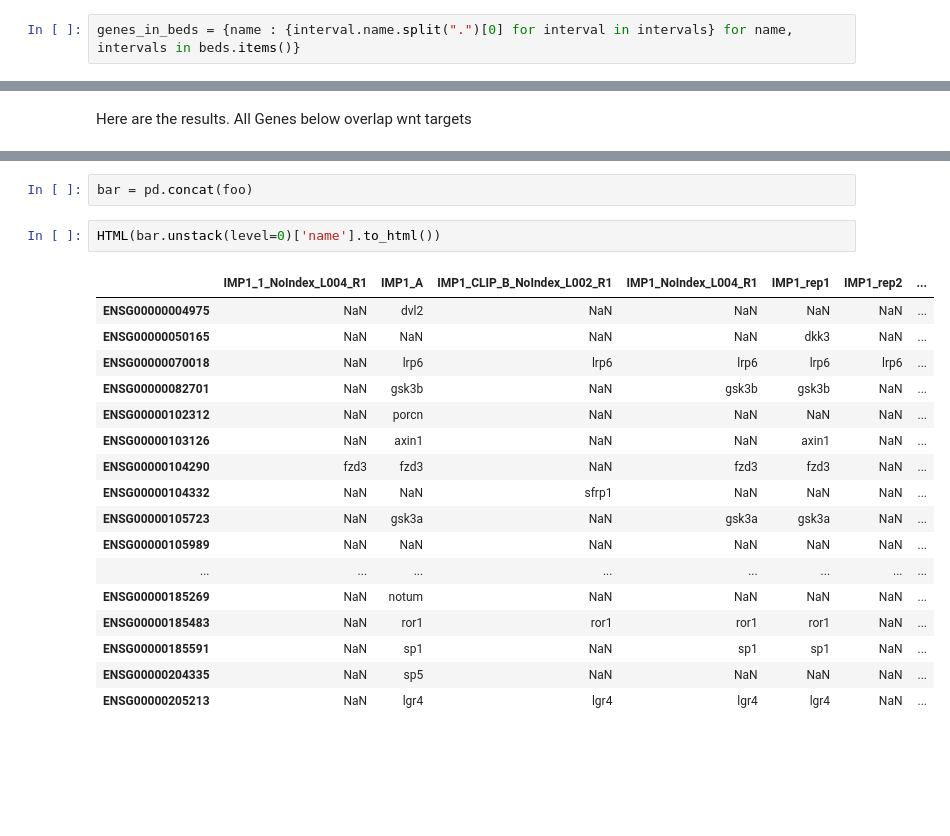
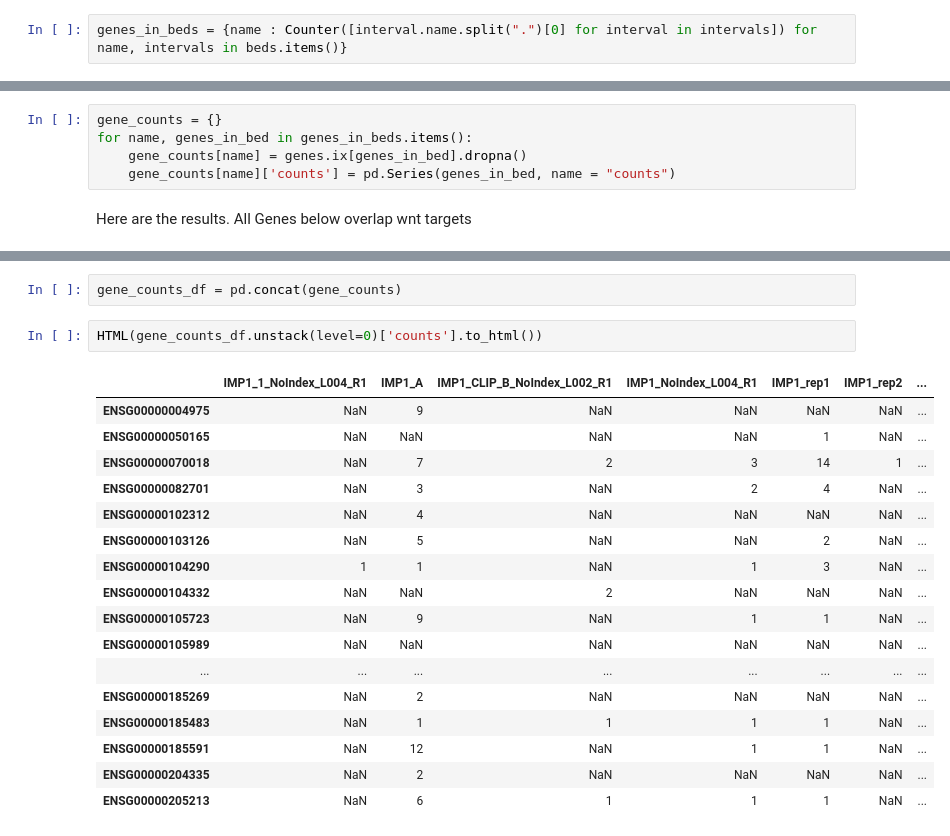
Before and after one commit to gpratt/iPython_Notebook, a Jupyter notebook: tomas_analysis.ipynb, the cells around one changed output, grey strips where cells are left out. Drawn from its saved outputs; the diff is of its cells as text; blank space fills up the shorter version.

Commit message:
updated to include counts for each sample

```diff
--- a/tomas_analysis.ipynb
+++ b/tomas_analysis.ipynb
@@ -17,2 +19,2 @@ beds = {peak_file.split(".")[0] : pybedtools.BedTool(peak_file) for peak_file in
 # %%
-genes_in_beds = {name : {interval.name.split(".")[0] for interval in intervals} for name, intervals in beds.items()}
+genes_in_beds = {name : Counter([interval.name.split(".")[0] for interval in intervals]) for name, intervals in beds.items()}
@@ -21,2 +21,7 @@ foo = {name : genes.ix[genes_in_bed].dropna() for name, genes_in_bed in genes_in
+# %%
+gene_counts = {}
+for name, genes_in_bed in genes_in_beds.items():
+    gene_counts[name] = genes.ix[genes_in_bed].dropna()
+    gene_counts[name]['counts'] = pd.Series(genes_in_bed, name = "counts")
 # %% [markdown]
 Here are the results. All Genes below overlap wnt targets
@@ -23,22 +112,22 @@ Here are the results. All Genes below overlap wnt targets
 # %%
-bar = pd.concat(foo)
+gene_counts_df = pd.concat(gene_counts)
 # %%
-HTML(bar.unstack(level=0)['name'].to_html())
+HTML(gene_counts_df.unstack(level=0)['counts'].to_html())
 # %% [output]
 |  | IMP1_1_NoIndex_L004_R1 | IMP1_A | IMP1_CLIP_B_NoIndex_L002_R1 | IMP1_NoIndex_L004_R1 | IMP1_rep1 | IMP1_rep2 | ... |
-| ENSG00000004975 | NaN | dvl2 | NaN | NaN | NaN | NaN | ... |
-| ENSG00000050165 | NaN | NaN | NaN | NaN | dkk3 | NaN | ... |
-| ENSG00000070018 | NaN | lrp6 | lrp6 | lrp6 | lrp6 | lrp6 | ... |
-| ENSG00000082701 | NaN | gsk3b | NaN | gsk3b | gsk3b | NaN | ... |
-| ENSG00000102312 | NaN | porcn | NaN | NaN | NaN | NaN | ... |
-| ENSG00000103126 | NaN | axin1 | NaN | NaN | axin1 | NaN | ... |
-| ENSG00000104290 | fzd3 | fzd3 | NaN | fzd3 | fzd3 | NaN | ... |
-| ENSG00000104332 | NaN | NaN | sfrp1 | NaN | NaN | NaN | ... |
-| ENSG00000105723 | NaN | gsk3a | NaN | gsk3a | gsk3a | NaN | ... |
+| ENSG00000004975 | NaN | 9 | NaN | NaN | NaN | NaN | ... |
+| ENSG00000050165 | NaN | NaN | NaN | NaN | 1 | NaN | ... |
+| ENSG00000070018 | NaN | 7 | 2 | 3 | 14 | 1 | ... |
+| ENSG00000082701 | NaN | 3 | NaN | 2 | 4 | NaN | ... |
+| ENSG00000102312 | NaN | 4 | NaN | NaN | NaN | NaN | ... |
+| ENSG00000103126 | NaN | 5 | NaN | NaN | 2 | NaN | ... |
+| ENSG00000104290 | 1 | 1 | NaN | 1 | 3 | NaN | ... |
+| ENSG00000104332 | NaN | NaN | 2 | NaN | NaN | NaN | ... |
+| ENSG00000105723 | NaN | 9 | NaN | 1 | 1 | NaN | ... |
 | ENSG00000105989 | NaN | NaN | NaN | NaN | NaN | NaN | ... |
 | ... | ... | ... | ... | ... | ... | ... | ... |
-| ENSG00000185269 | NaN | notum | NaN | NaN | NaN | NaN | ... |
-| ENSG00000185483 | NaN | ror1 | ror1 | ror1 | ror1 | NaN | ... |
-| ENSG00000185591 | NaN | sp1 | NaN | sp1 | sp1 | NaN | ... |
-| ENSG00000204335 | NaN | sp5 | NaN | NaN | NaN | NaN | ... |
-| ENSG00000205213 | NaN | lgr4 | lgr4 | lgr4 | lgr4 | NaN | ... |
+| ENSG00000185269 | NaN | 2 | NaN | NaN | NaN | NaN | ... |
+| ENSG00000185483 | NaN | 1 | 1 | 1 | 1 | NaN | ... |
+| ENSG00000185591 | NaN | 12 | NaN | 1 | 1 | NaN | ... |
+| ENSG00000204335 | NaN | 2 | NaN | NaN | NaN | NaN | ... |
+| ENSG00000205213 | NaN | 6 | 1 | 1 | 1 | NaN | ... |
```
Also changed, not shown: parts of 8 cells of this notebook.
